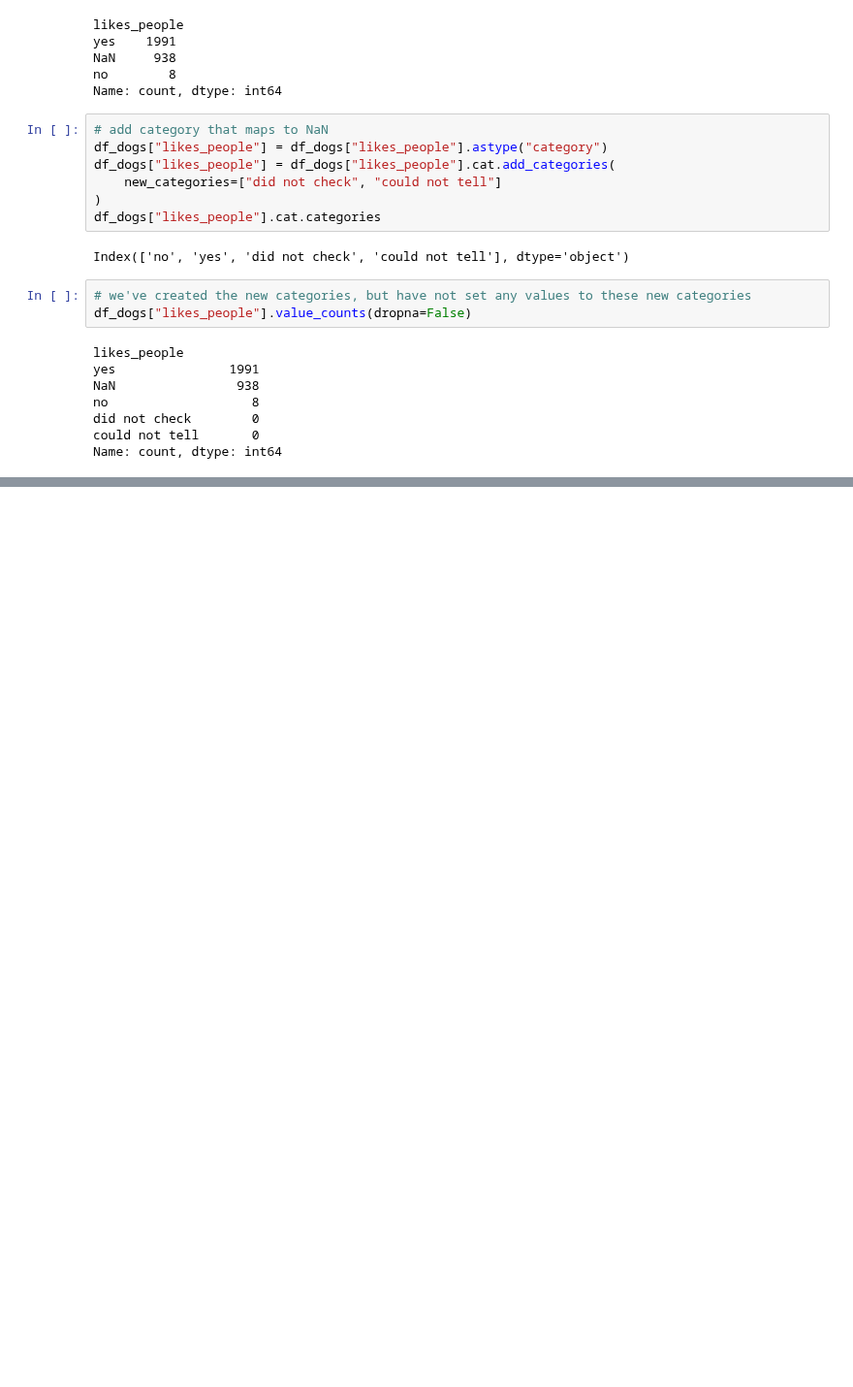
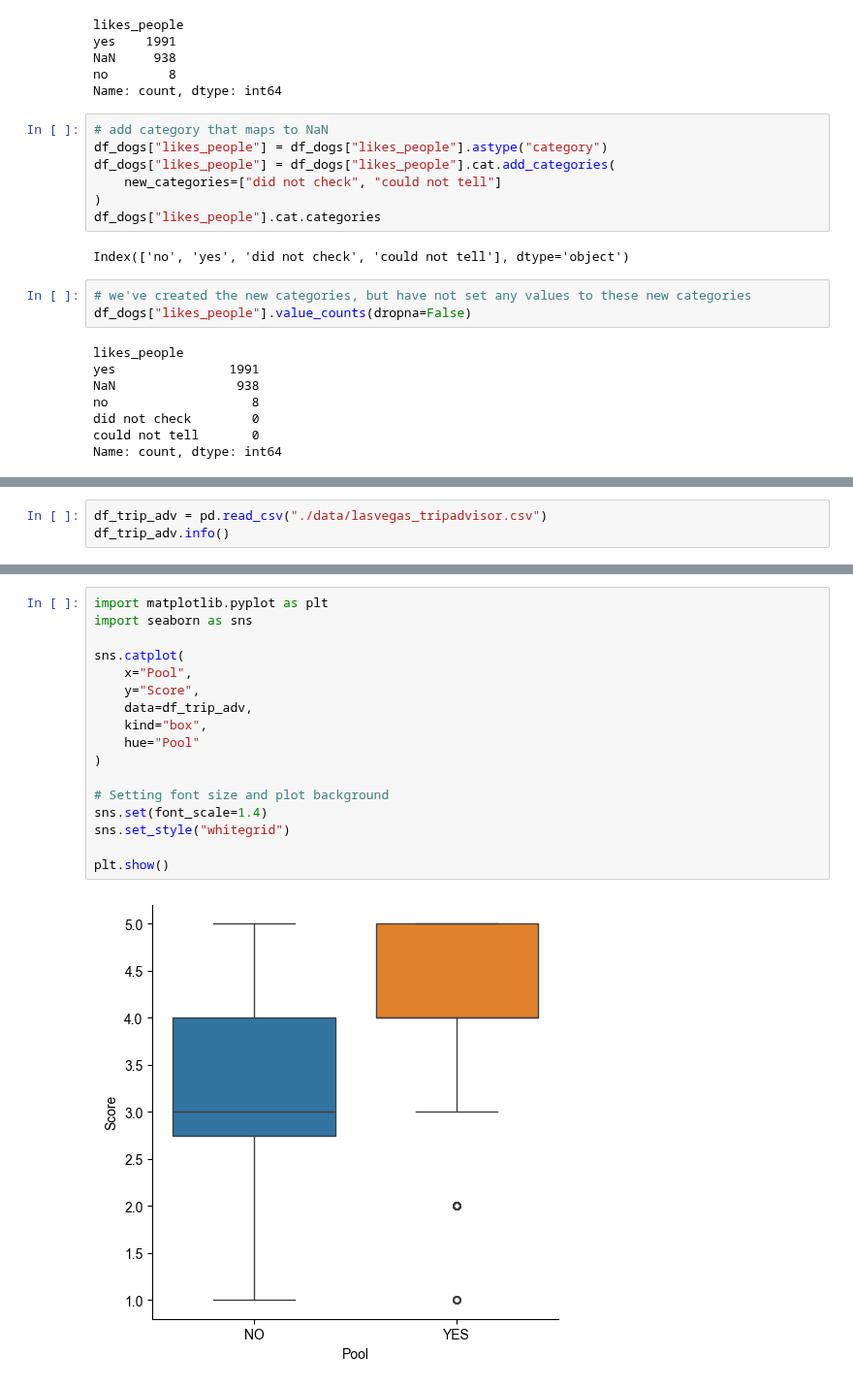
Before and after one commit to MichaelSzczepaniak/DataCamp, a Jupyter notebook: Tracks/Associate Data Scientist/16 Working with Categorical Data in Python/WorkingWithCatData.ipynb, the cells around one changed output, grey strips where cells are left out. Shown at 97% size. Cells and saved outputs as stored; diff of their text form; blank space fills up the shorter version.

```diff
--- a/Tracks/Associate Data Scientist/16 Working with Categorical Data in Python/WorkingWithCatData.ipynb
+++ b/Tracks/Associate Data Scientist/16 Working with Categorical Data in Python/WorkingWithCatData.ipynb
@@ -430,0 +638,3 @@ Index(['long', 'medium', 'short'], dtype='object')
+# %%
+df_trip_adv = pd.read_csv("./data/lasvegas_tripadvisor.csv")
+df_trip_adv.info()
@@ -430,0 +669,19 @@ Index(['long', 'medium', 'short'], dtype='object')
+# %%
+import matplotlib.pyplot as plt
+import seaborn as sns
+
+sns.catplot(
+    x="Pool",
+    y="Score",
+    data=df_trip_adv,
+    kind="box",
+    hue="Pool"
+)
+
+# Setting font size and plot background
+sns.set(font_scale=1.4)
+sns.set_style("whitegrid")
+
+plt.show()
+# %% [output]
+[figure, added]
```
Also changed, not shown: parts of 69 cells of this notebook.
